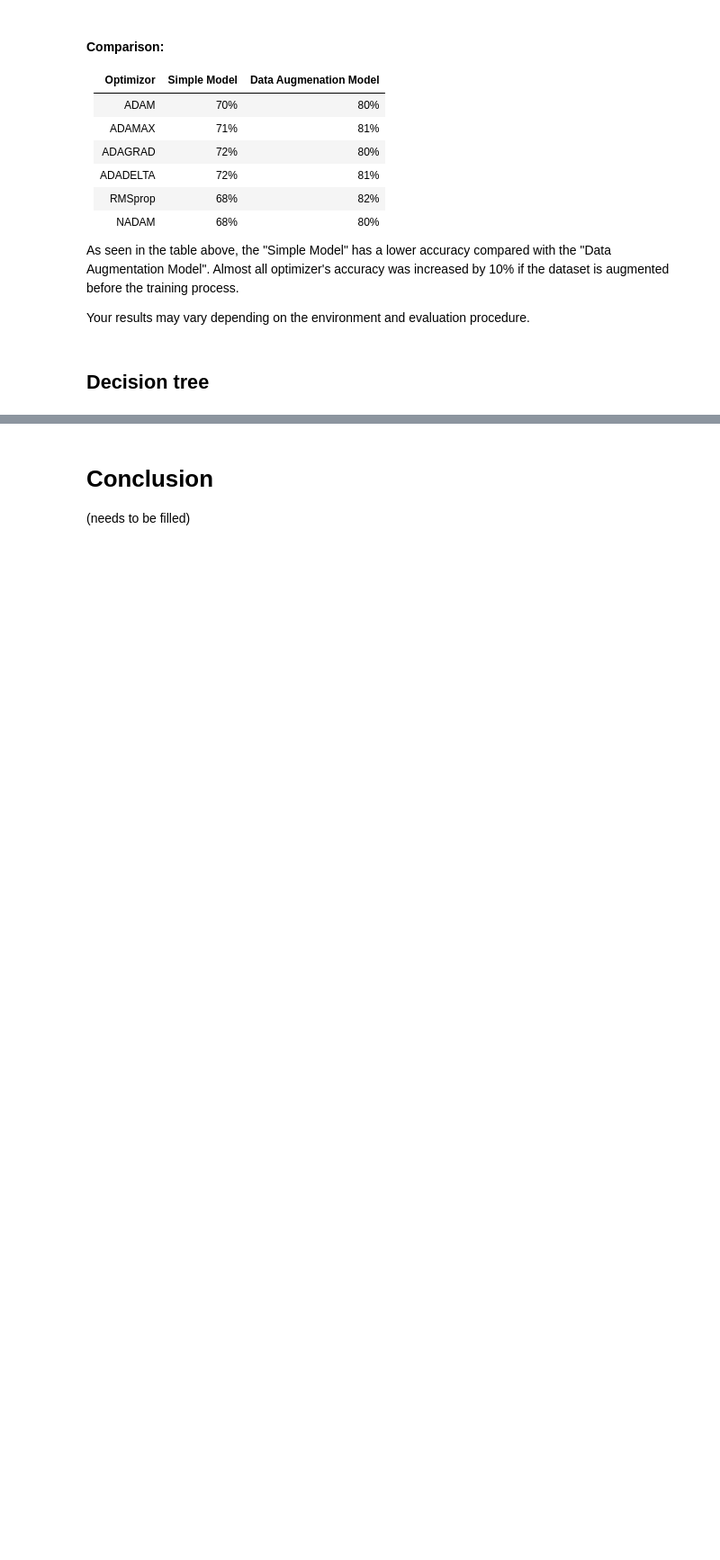
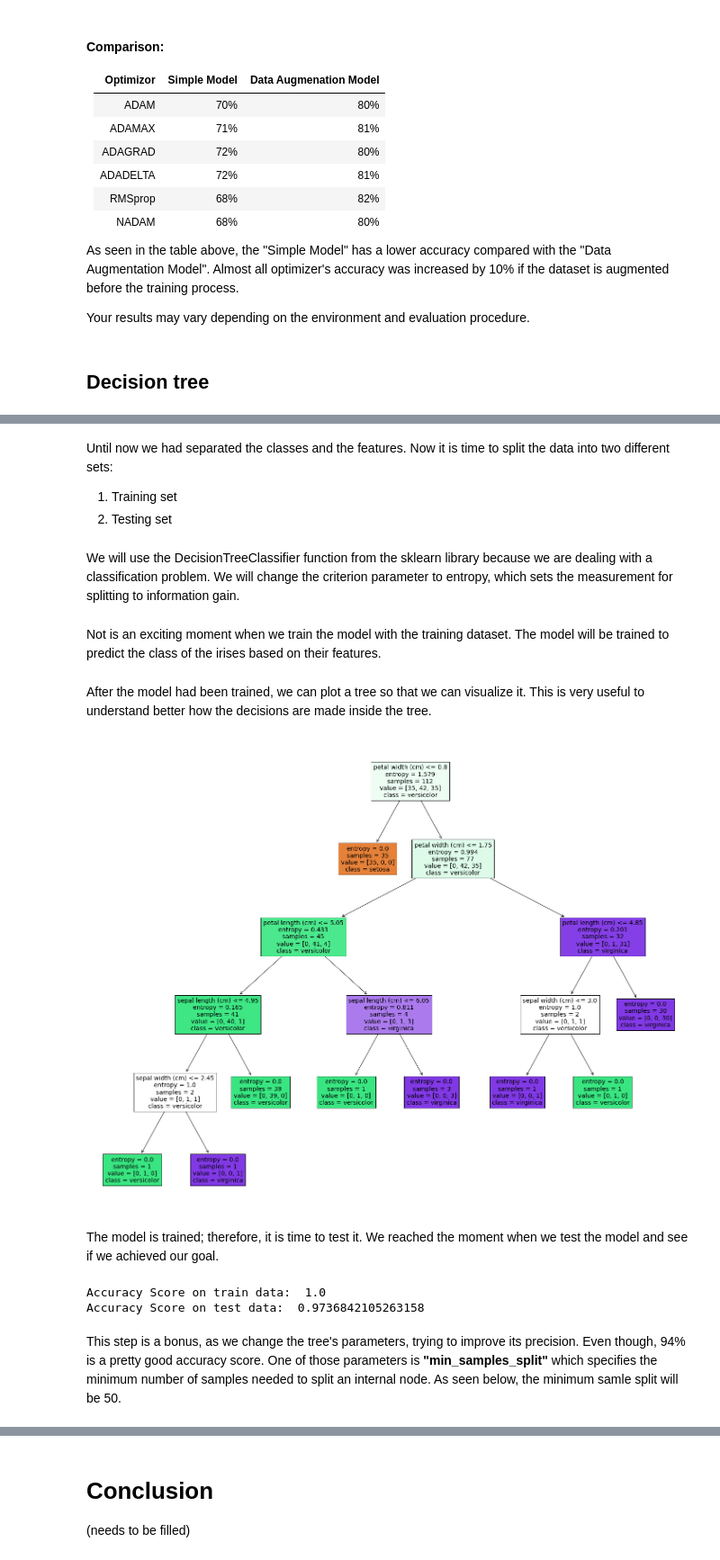
Before and after one commit to DoraTheodora/MachineLearning-Tutorial, a Jupyter notebook: CA2-Data Preprocessing and Algorithms.ipynb, the cells around one changed output, grey strips where cells are left out. Shown at 90% size. Saved outputs shown, nothing was run; the diff lists cells and outputs as text; code cells hidden in the pictures; blank space fills up the shorter version.

```diff
--- a/CA2-Data Preprocessing and Algorithms.ipynb
+++ b/CA2-Data Preprocessing and Algorithms.ipynb
@@ -870,0 +987,6 @@ Regression tress are used to predict a value. To simplify the idea, think about
+# %%
+# extracting data attributes
+X = iris.data
+# extracting target/ class labels
+y = iris.target
+print('Number of examples in the data:', data.shape[0])
@@ -870,0 +1011,39 @@ Regression tress are used to predict a value. To simplify the idea, think about
+# %% [markdown]
+Until now we had separated the classes and the features. Now it is time to split the data into two different sets:
+   1. Training set
+   2. Testing set
+# %%
+# using the train_test_split to create train and test sets.
+X_train, X_test, y_train, y_test = train_test_split(X, y, random_state = 47, test_size = 0.25)
+# %% [markdown]
+We will use the DecisionTreeClassifier function from the sklearn library because we are dealing with a classification problem. We will change the criterion parameter to entropy, which sets the measurement for splitting to information gain.
+# %%
+tree = DecisionTreeClassifier(criterion = 'entropy')
+# %% [markdown]
+Not is an exciting moment when we train the model with the training dataset. The model will be trained to predict the class of the irises based on their features.
+# %%
+# training the decision tree classifier.
+model = tree.fit(X_train, y_train)
+# %% [markdown]
+After the model had been trained, we can plot a tree so that we can visualize it. This is very useful to understand better how the decisions are made inside the tree.
+# %%
+fig = plt.figure(figsize=(25,20))
+_ = plot_tree(tree,
+                   feature_names=iris.feature_names,
+                   class_names=iris.target_names,
+                   filled=True)
+# %% [output]
+[figure, added]
+# %% [markdown]
+The model is trained; therefore, it is time to test it. We reached the moment when we test the model and see if we achieved our goal.
+# %%
+# predicting labels on the test set.
+y_pred =  tree.predict(X_test)
+print('Accuracy Score on train data: ', accuracy_score(y_true=y_train, y_pred=tree.predict(X_train)))
+print('Accuracy Score on test data: ', accuracy_score(y_true=y_test, y_pred=y_pred))
+# %% [output]
+Accuracy Score on train data:  1.0
+Accuracy Score on test data:  0.9736842105263158
+# %% [markdown]
+This step is a bonus, as we change the tree's parameters, trying to improve its precision. Even though, 94% is a pretty good accuracy score.
+One of those parameters is <b>"min_samples_split"</b> which specifies the minimum number of samples needed to split an internal node. As seen below, the minimum samle split will be 50.
```
Also changed, not shown: parts of 20 cells of this notebook, 5 other files.
